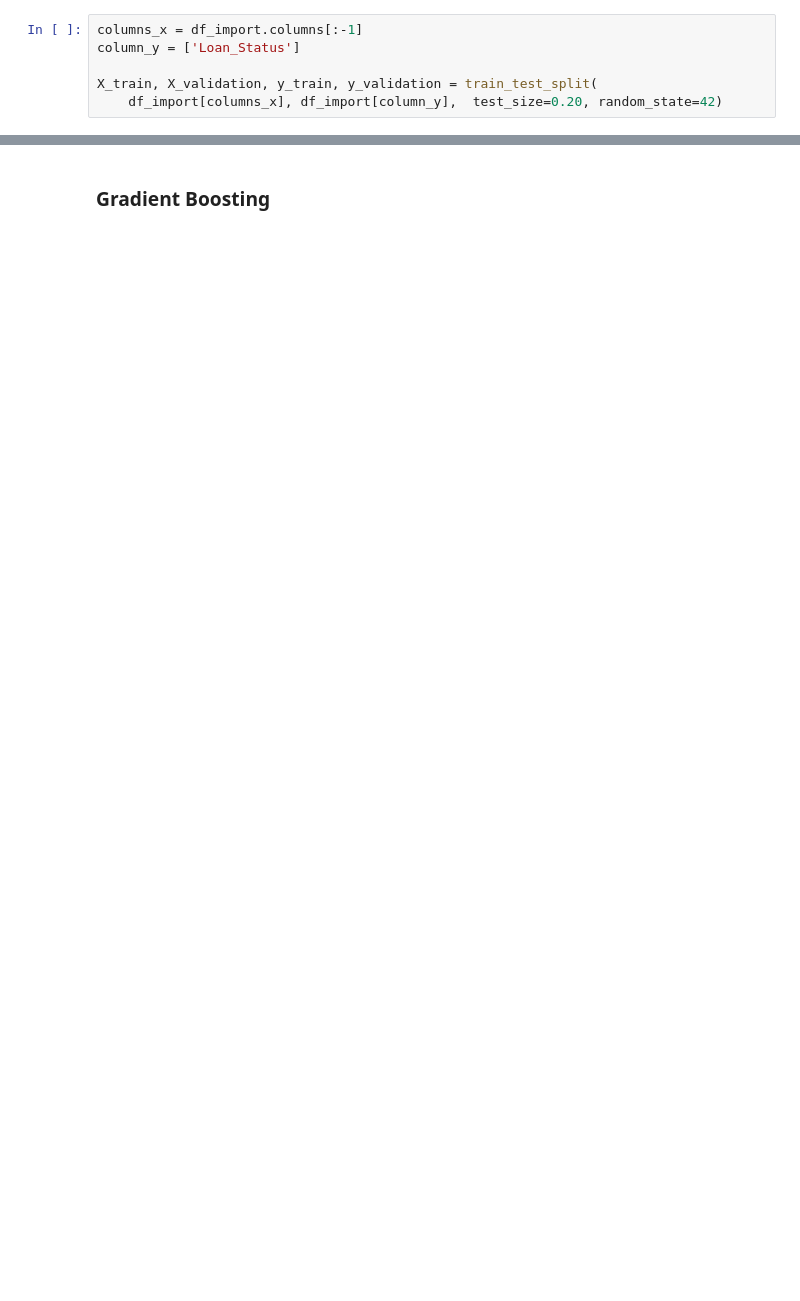
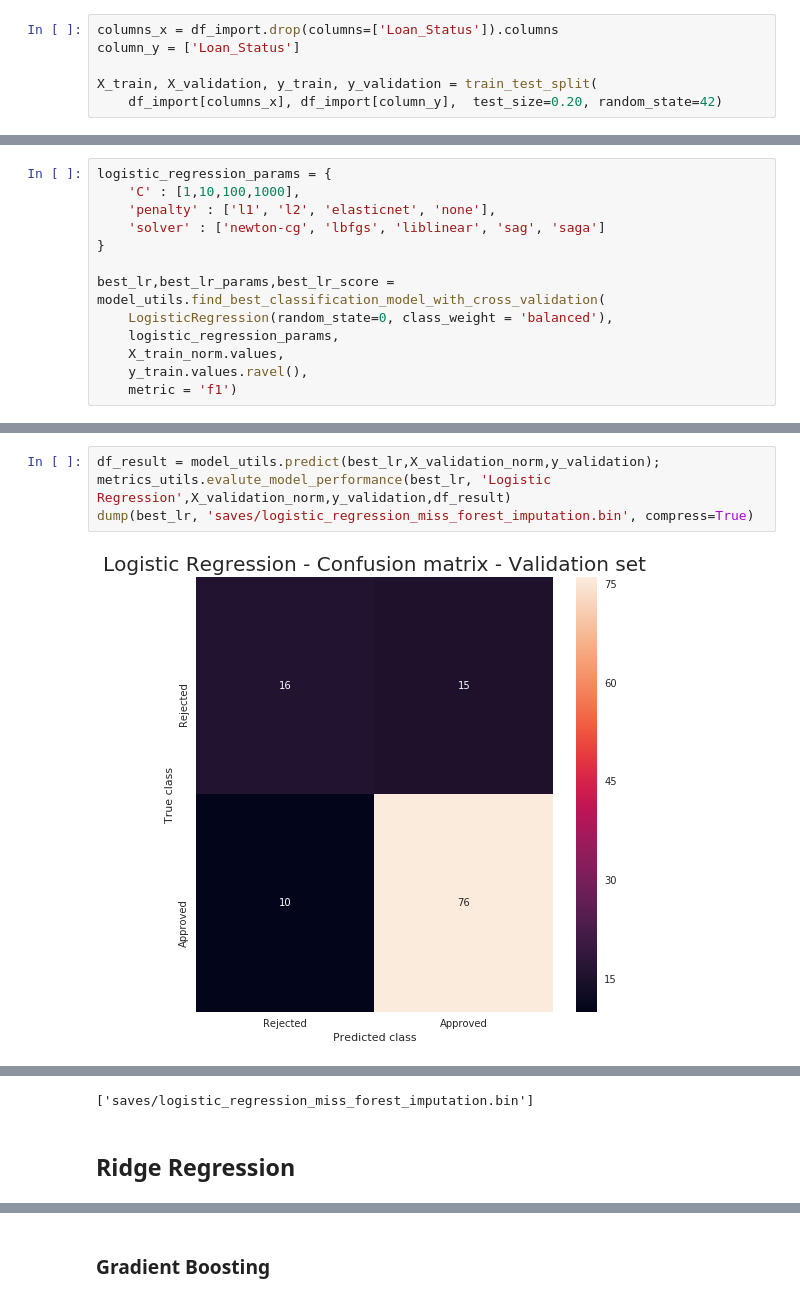
Before and after one commit to lucasthim/loan-prediction, a Jupyter notebook: 05_training_with_imputed_mf_data.ipynb, the cells around one changed output, grey strips where cells are left out. Cells and saved outputs as stored; diff of their text form; blank space fills up the shorter version.

```diff
--- a/05_training_with_imputed_mf_data.ipynb
+++ b/05_training_with_imputed_mf_data.ipynb
@@ -39,5 +43,5 @@ df_import.head(10)
 # %%
-columns_x = df_import.columns[:-1]
+columns_x = df_import.drop(columns=['Loan_Status']).columns
 column_y = ['Loan_Status']
 
 X_train, X_validation, y_train, y_validation = train_test_split(
@@ -98,0 +68,13 @@ Logistic Regression : ROC AUC=0.738
+# %%
+logistic_regression_params = {
+    'C' : [1,10,100,1000],
+    'penalty' : ['l1', 'l2', 'elasticnet', 'none'],
+    'solver' : ['newton-cg', 'lbfgs', 'liblinear', 'sag', 'saga']
+}
+
+best_lr,best_lr_params,best_lr_score = model_utils.find_best_classification_model_with_cross_validation(
+    LogisticRegression(random_state=0, class_weight = 'balanced'),
+    logistic_regression_params,
+    X_train_norm.values,
+    y_train.values.ravel(),
+    metric = 'f1')
@@ -98,0 +89,6 @@ Logistic Regression : ROC AUC=0.738
+# %%
+df_result = model_utils.predict(best_lr,X_validation_norm,y_validation);
+metrics_utils.evalute_model_performance(best_lr, 'Logistic Regression',X_validation_norm,y_validation,df_result)
+dump(best_lr, 'saves/logistic_regression_miss_forest_imputation.bin', compress=True)
+# %% [output]
+[figure, added]
@@ -98,0 +107,3 @@ Logistic Regression : ROC AUC=0.738
+['saves/logistic_regression_miss_forest_imputation.bin']
+# %% [markdown]
+## Ridge Regression
```
Also changed, not shown: parts of 27 cells of this notebook, 33 other files.
